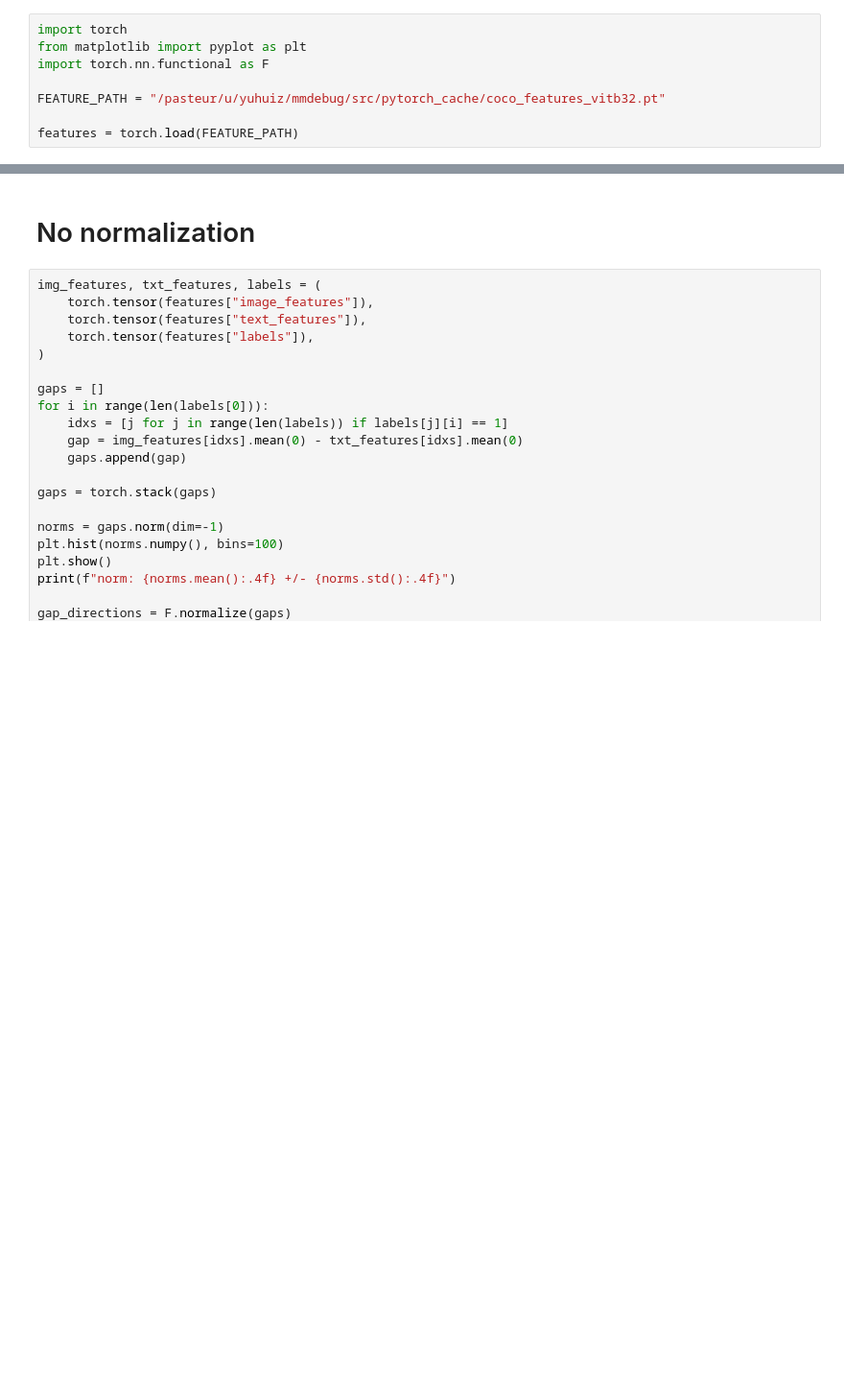
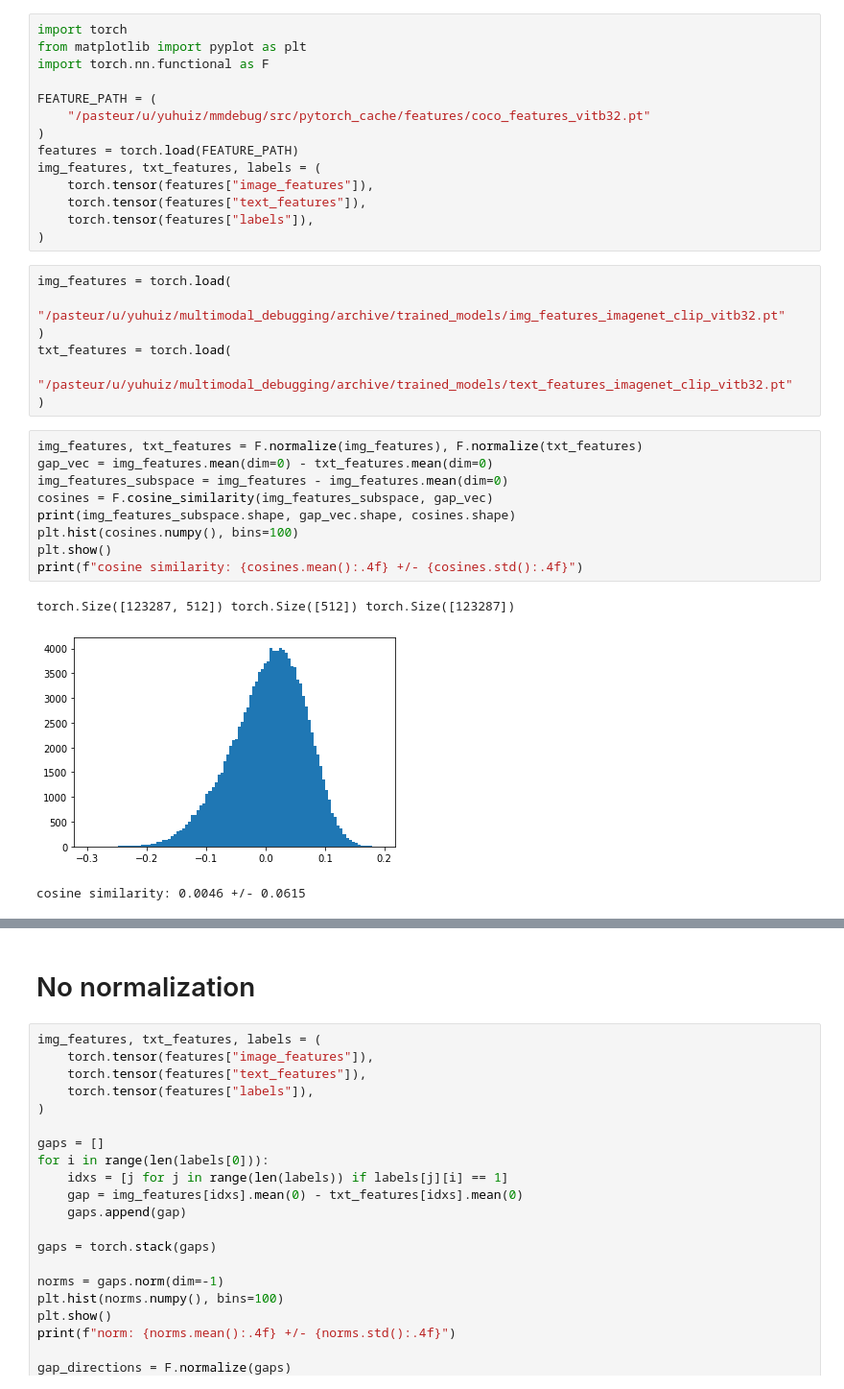
Before and after one commit to yuhui-zh15/model_audit, a Jupyter notebook: src/transfer/analyze_class_gap.ipynb, the cells around one changed output, grey strips where cells are left out. Shown at 96% size. Saved outputs shown, nothing was run; the diff lists cells and outputs as text; blank space fills up the shorter version.

```diff
--- a/src/transfer/analyze_class_gap.ipynb
+++ b/src/transfer/analyze_class_gap.ipynb
@@ -3,6 +3,32 @@ import torch
 from matplotlib import pyplot as plt
 import torch.nn.functional as F
 
-FEATURE_PATH = "/pasteur/u/yuhuiz/mmdebug/src/pytorch_cache/coco_features_vitb32.pt"
-
+FEATURE_PATH = (
+    "/pasteur/u/yuhuiz/mmdebug/src/pytorch_cache/features/coco_features_vitb32.pt"
+)
 features = torch.load(FEATURE_PATH)
+img_features, txt_features, labels = (
+    torch.tensor(features["image_features"]),
+    torch.tensor(features["text_features"]),
+    torch.tensor(features["labels"]),
+)
+# %%
+img_features = torch.load(
+    "/pasteur/u/yuhuiz/multimodal_debugging/archive/trained_models/img_features_imagenet_clip_vitb32.pt"
+)
+txt_features = torch.load(
+    "/pasteur/u/yuhuiz/multimodal_debugging/archive/trained_models/text_features_imagenet_clip_vitb32.pt"
+)
+# %%
+img_features, txt_features = F.normalize(img_features), F.normalize(txt_features)
+gap_vec = img_features.mean(dim=0) - txt_features.mean(dim=0)
+img_features_subspace = img_features - img_features.mean(dim=0)
+cosines = F.cosine_similarity(img_features_subspace, gap_vec)
+print(img_features_subspace.shape, gap_vec.shape, cosines.shape)
+plt.hist(cosines.numpy(), bins=100)
+plt.show()
+print(f"cosine similarity: {cosines.mean():.4f} +/- {cosines.std():.4f}")
+# %% [output]
+torch.Size([123287, 512]) torch.Size([512]) torch.Size([123287])
+[figure, added]
+cosine similarity: 0.0046 +/- 0.0615
```
Also changed, not shown: parts of 13 cells of this notebook, 3 other files.
